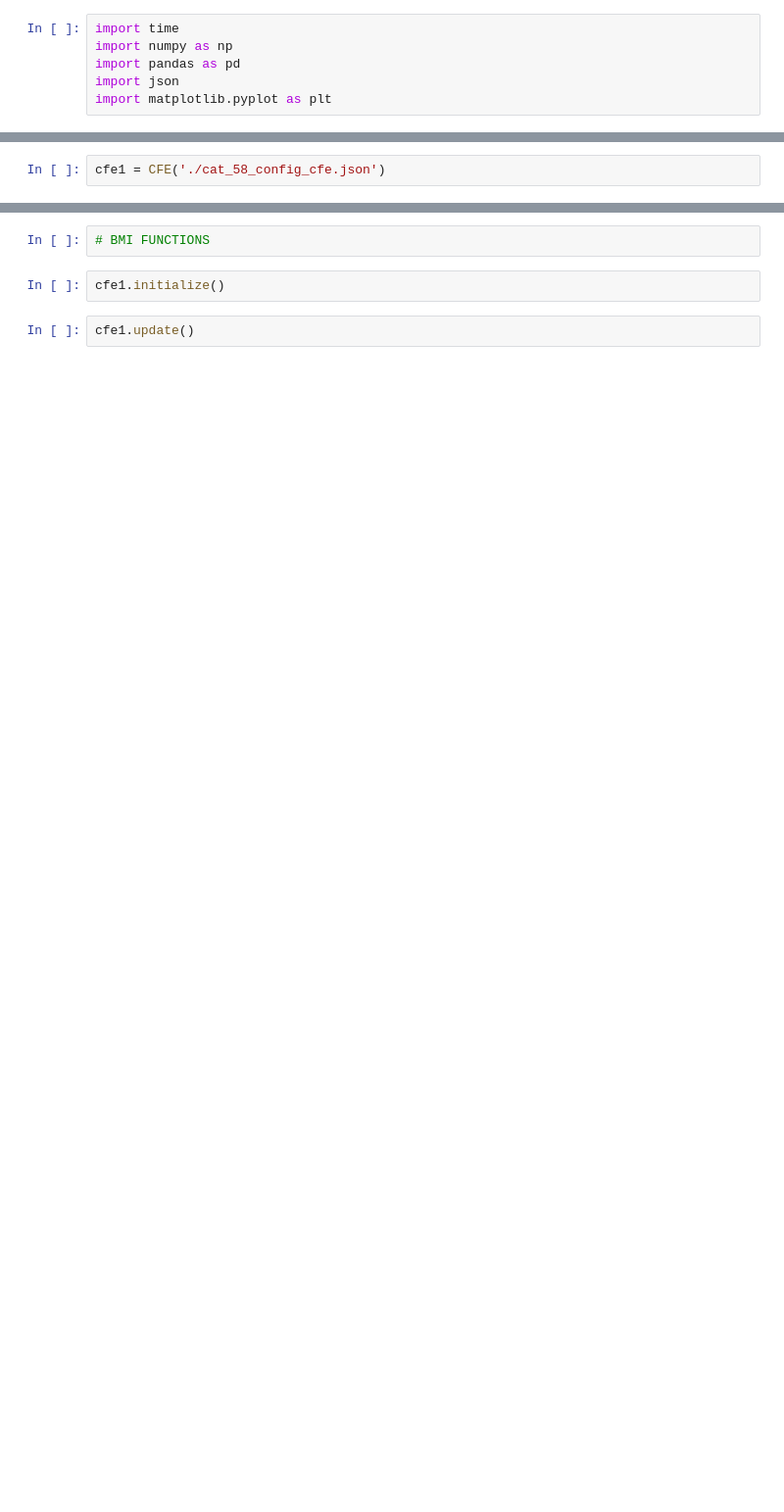
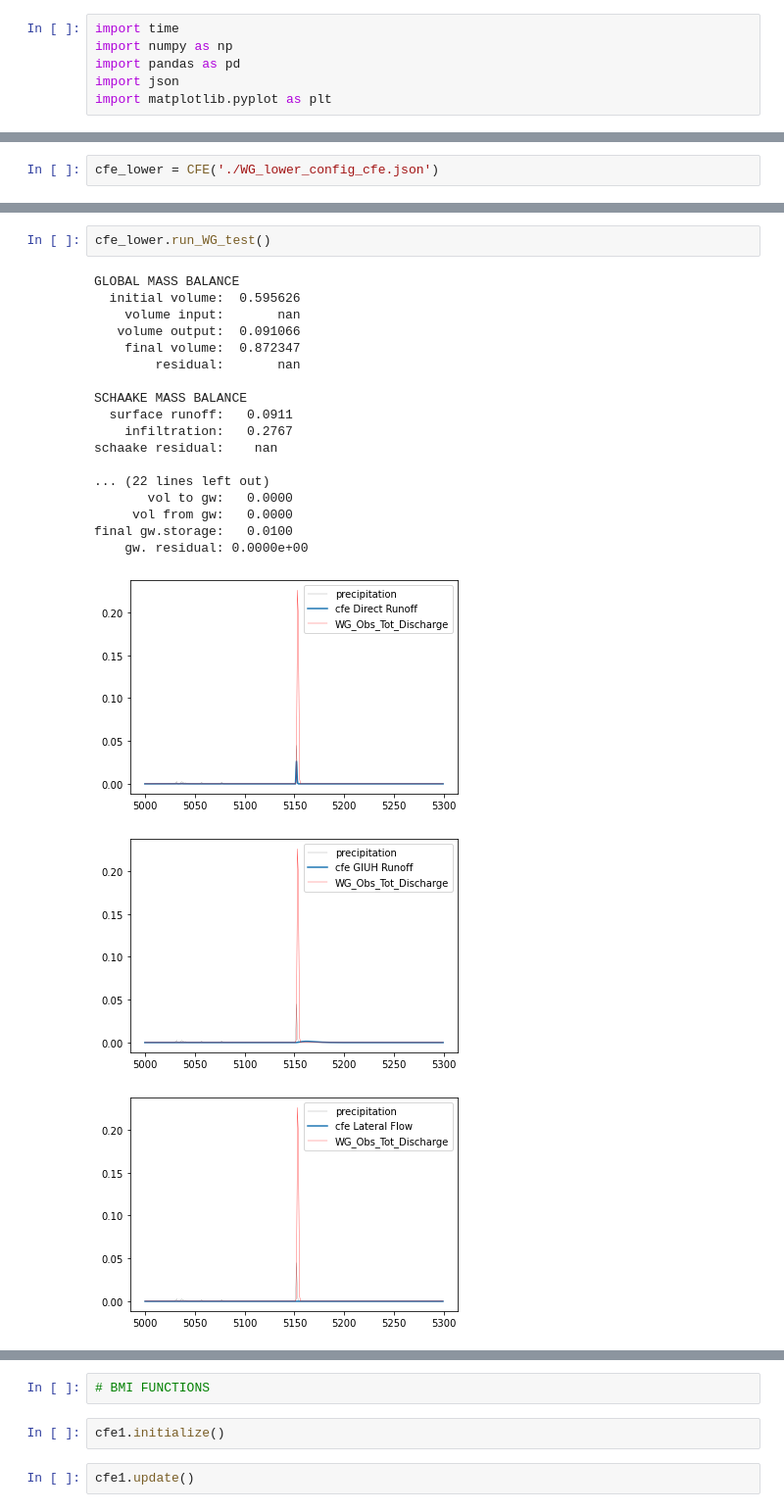
Before and after one commit to NWC-CUAHSI-Summer-Institute/NextGen_NWM_ModnProcess_Dev, a Jupyter notebook: cfe.ipynb, the cells around one changed output, grey strips where cells are left out. Shown: that part at 98% size. Cells and saved outputs as stored; diff of their text form; blank space fills up the shorter version.

Commit message:
test 6-29-2021

```diff
--- a/cfe.ipynb
+++ b/cfe.ipynb
@@ -715,2 +752,2 @@ class CFE():
 # %%
-cfe1 = CFE('./cat_58_config_cfe.json')
+cfe_lower = CFE('./WG_lower_config_cfe.json')
@@ -746,0 +756,23 @@ final gw.storage:   0.0100
+# %%
+cfe_lower.run_WG_test()
+# %% [output]
+GLOBAL MASS BALANCE
+  initial volume:  0.595626
+    volume input:       nan
+   volume output:  0.091066
+    final volume:  0.872347
+        residual:       nan
+
+SCHAAKE MASS BALANCE
+  surface runoff:   0.0911
+    infiltration:   0.2767
+schaake residual:    nan
+
+... (22 lines left out)
+       vol to gw:   0.0000
+     vol from gw:   0.0000
+final gw.storage:   0.0100
+    gw. residual: 0.0000e+00
+[figure, added]
+[figure, added]
+[figure, added]
```
Also changed, not shown: parts of 12 cells of this notebook, 8 other files.
